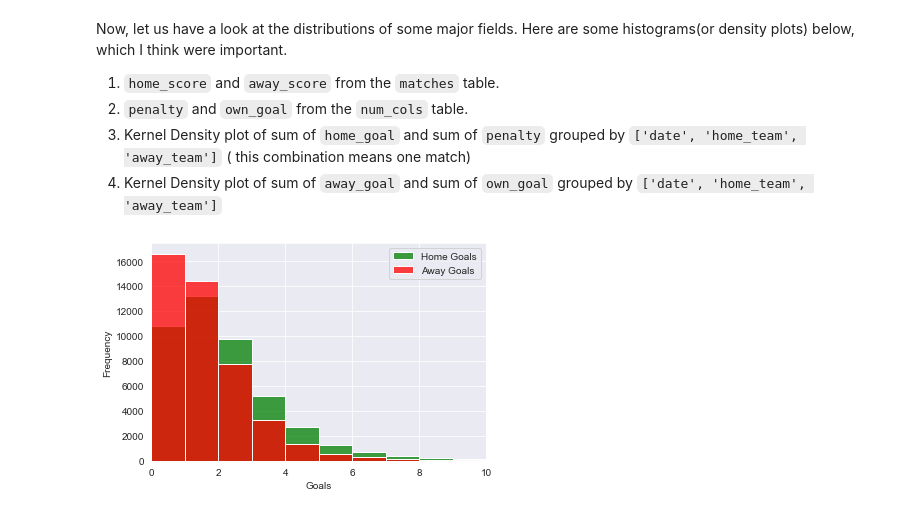
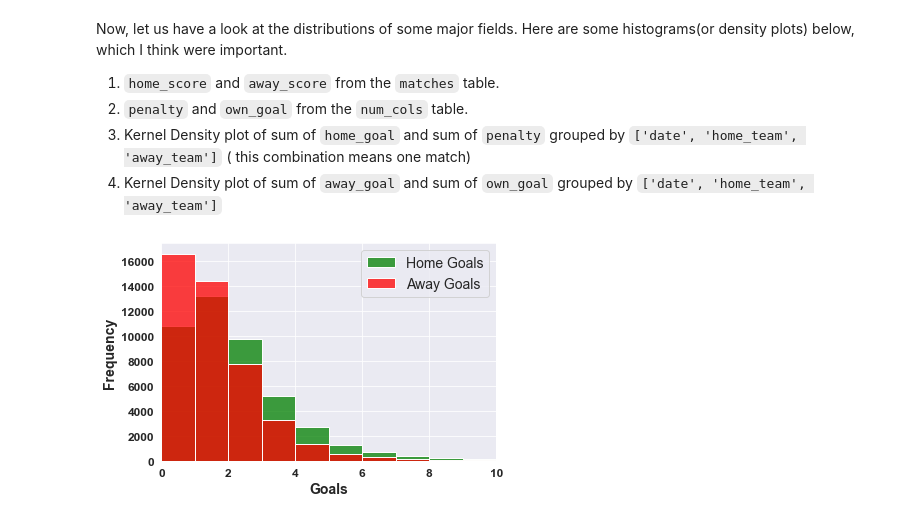
Before and after one commit to ryuukkk/football-data-analysis, a Jupyter notebook: sahil_work.ipynb, the cells around one changed output. Cells and saved outputs as stored; diff of their text form; code cells hidden in the pictures.

```diff
--- a/sahil_work.ipynb
+++ b/sahil_work.ipynb
@@ -24,15 +24,17 @@ num_cols = pd.read_csv("created/num_cols.csv")
 # %%
 #1. ``home_score`` and ``away_score`` from the ``matches`` table.
 
 ax3 = sns.histplot(data=matches, x='home_score', color='g', label='Home Goals', binwidth=1)
 sns.histplot(data=matches, x='away_score', color='r', label='Away Goals', binwidth=1)
-plt.ylabel('Frequency')
-plt.xlabel('Goals')
+plt.ylabel('Frequency', fontsize=14, fontweight="bold")
+plt.xlabel('Goals', fontsize=14, fontweight="bold")
+plt.xticks(fontsize=12, fontweight="bold")
+plt.yticks(fontsize=12, fontweight="bold")
 plt.xlim(0, 10)
-plt.legend()
+plt.legend(fontsize=14)
 plt.savefig('figures/score_histo.jpg')
 # %% [output]
-[figure, old version]
+[figure, new version]
 # %%
 #2. ``penalty`` and ``own_goal`` from the ``num_cols`` table.
 
```
Also changed, not shown: parts of 4 cells of this notebook, 1 other file.
